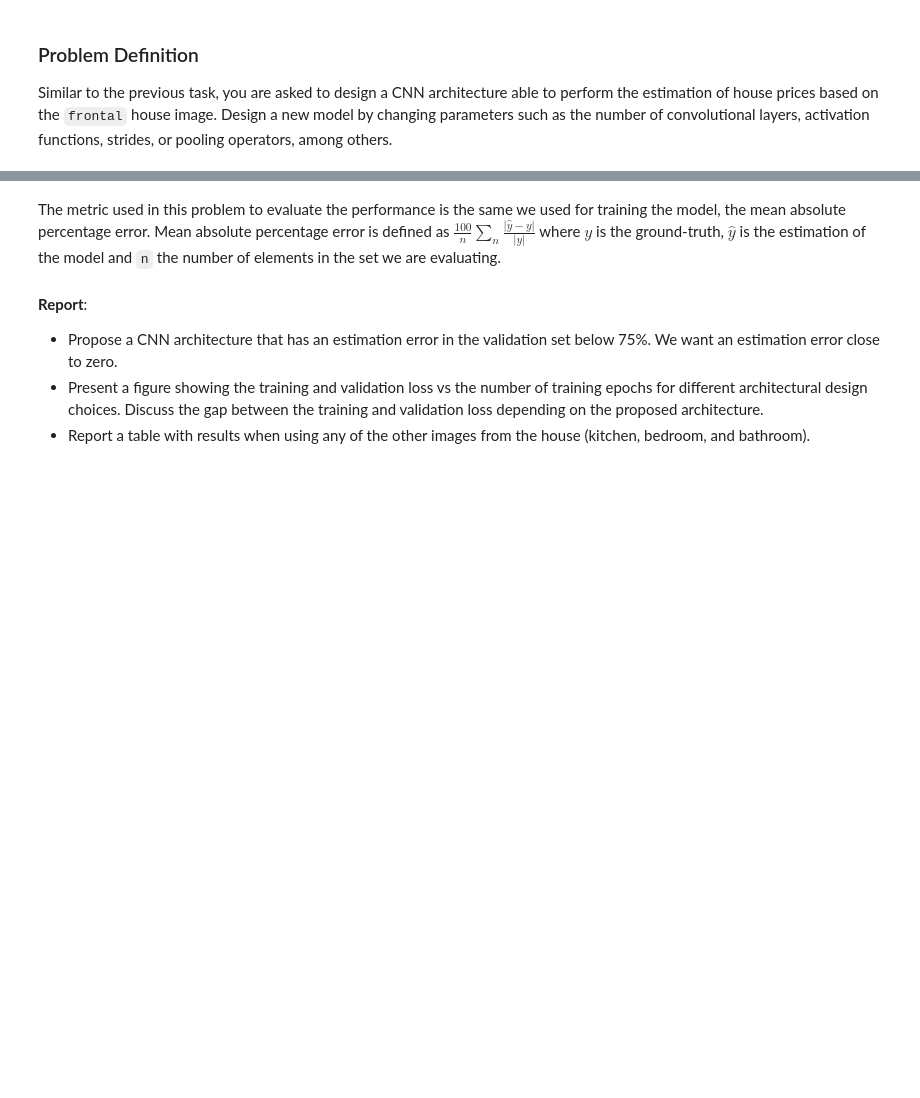
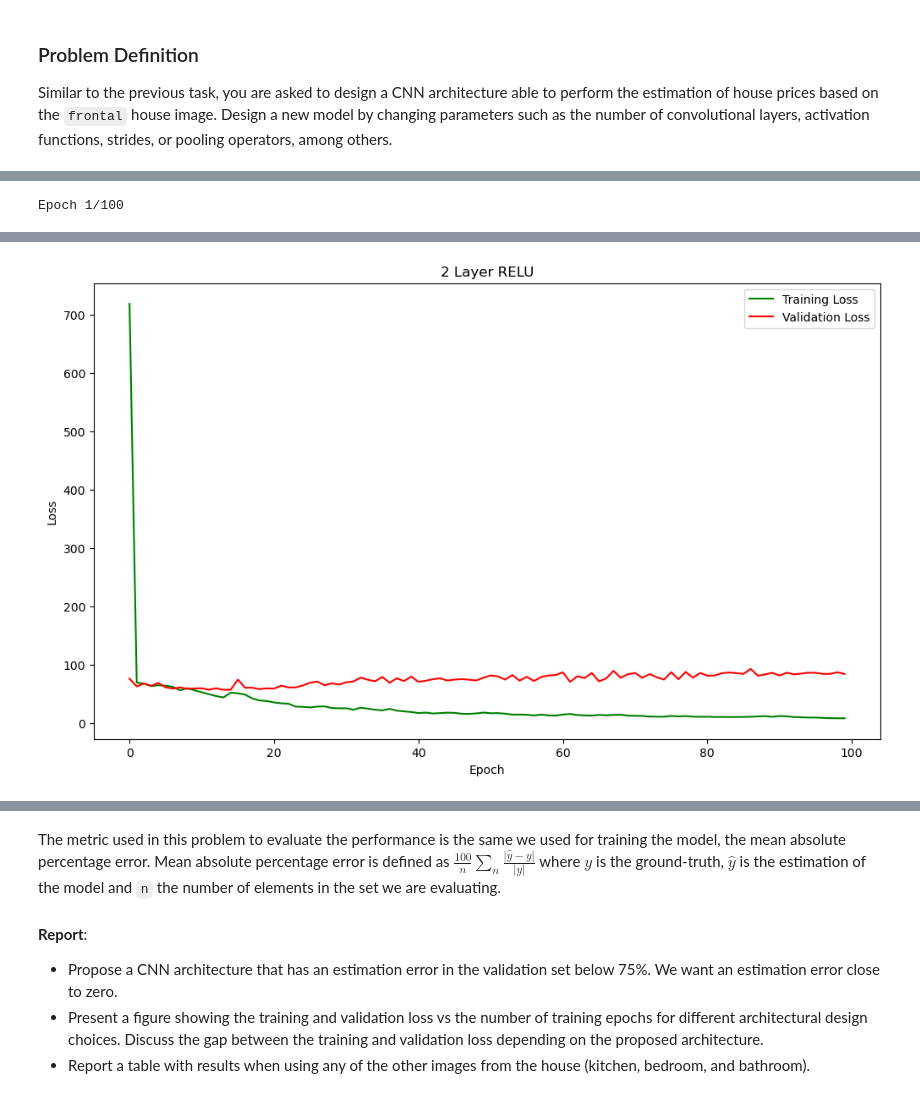
Before and after one commit to codinghasnat/DeepLearningCW_Year3, a Jupyter notebook: Chapter 2/02_CNN_Introduction.ipynb, the cells around one changed output, grey strips where cells are left out. Saved outputs shown, nothing was run; the diff lists cells and outputs as text; code cells hidden in the pictures; blank space fills up the shorter version.

```diff
--- a/Chapter 2/02_CNN_Introduction.ipynb
+++ b/Chapter 2/02_CNN_Introduction.ipynb
@@ -1327,0 +1166,71 @@ print("Predicting house prices - Estimation Error: {:.2f}%".format(error_mean))
+# %%
+#2 Layer All RELU
+
+import tensorflow as tf
+import time
+tf.compat.v1.logging.set_verbosity(tf.compat.v1.logging.ERROR)
+from keras.models import Sequential
+from keras.layers import Dense, Activation
+from keras.utils import np_utils
+from keras.optimizers import Adam
+from keras.layers import Conv2D, MaxPooling2D, Flatten
+from keras.models import load_model
+
+tf.random.set_seed(1234)
+
+start_time = time.time()
+
+chanDim = -1
+model2 = Sequential()
+
+# . . .
+# Convolutional and Pooling Layers
+model2.add(Conv2D(32, (3, 3), activation='relu', input_shape=(64, 64, 3)))
+model2.add(MaxPooling2D((2, 2)))
+model2.add(Conv2D(128, (3, 3), activation='relu'))
+model2.add(MaxPooling2D((2, 2)))
+
+# Flatten Layer
+model2.add(Flatten())
+# Fully Connected Layers
+model2.add(Dense(128, activation='relu'))
+model2.add(Dense(64, activation='relu'))
+
+# Output Layer
+model2.add(Dense(1, activation='linear'))  # Assuming house price prediction, use linear activation
+# . . . .
+
+model2.summary()
+opt = Adam(lr=1e-3, decay=1e-3 / 200)
+model2.compile(loss="mean_absolute_percentage_error", optimizer=opt, metrics=['mean_absolute_percentage_error'])
+
+# train the model
+print("[INFO] training model...")
+history2 = model2.fit(X_train, Y_train, validation_data=(X_val, Y_val), epochs=100, batch_size=32)
+start_time = time.time()
+
+# Plot all metrics on the same graph
+plt.figure(figsize=(12, 7))
+
+# Plot mean absolute percentage error
+
+# Plot loss
+plt.plot(history2.history['loss'], label='Training Loss', color='green')
+plt.plot(history2.history['val_loss'], label='Validation Loss', color='red')
+
+plt.title('2 Layer RELU')
+plt.xlabel('Epoch')
+plt.ylabel('Loss')
+plt.legend()
+plt.savefig('2 Layer RELU.png')
+plt.show()
+
+#-----
+
+prices_predicted = model2.predict(X_val).flatten()
+diff = ((prices_predicted - Y_val) / Y_val) * 100
+error_mean = np.mean(np.abs(diff))
+
+print("Predicting house prices - Estimation Error: {:.2f}%".format(error_mean))
+print("Time Elapsed: " + str(start_time - end_time))
+# %% [output]
@@ -1327,0 +1255 @@ print("Predicting house prices - Estimation Error: {:.2f}%".format(error_mean))
+Epoch 1/100
@@ -1327,0 +1274 @@ print("Predicting house prices - Estimation Error: {:.2f}%".format(error_mean))
+[figure, added]
```
Also changed, not shown: parts of 29 cells of this notebook, 1 other file.
